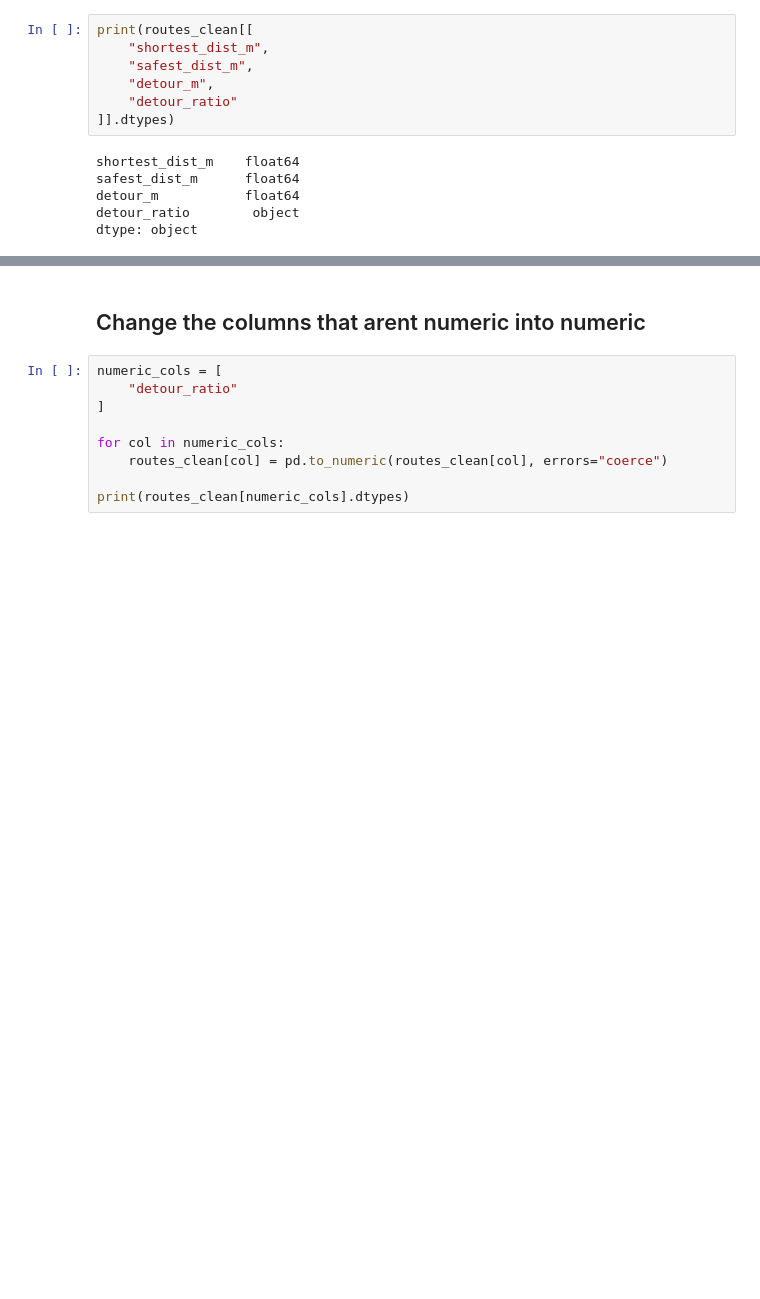
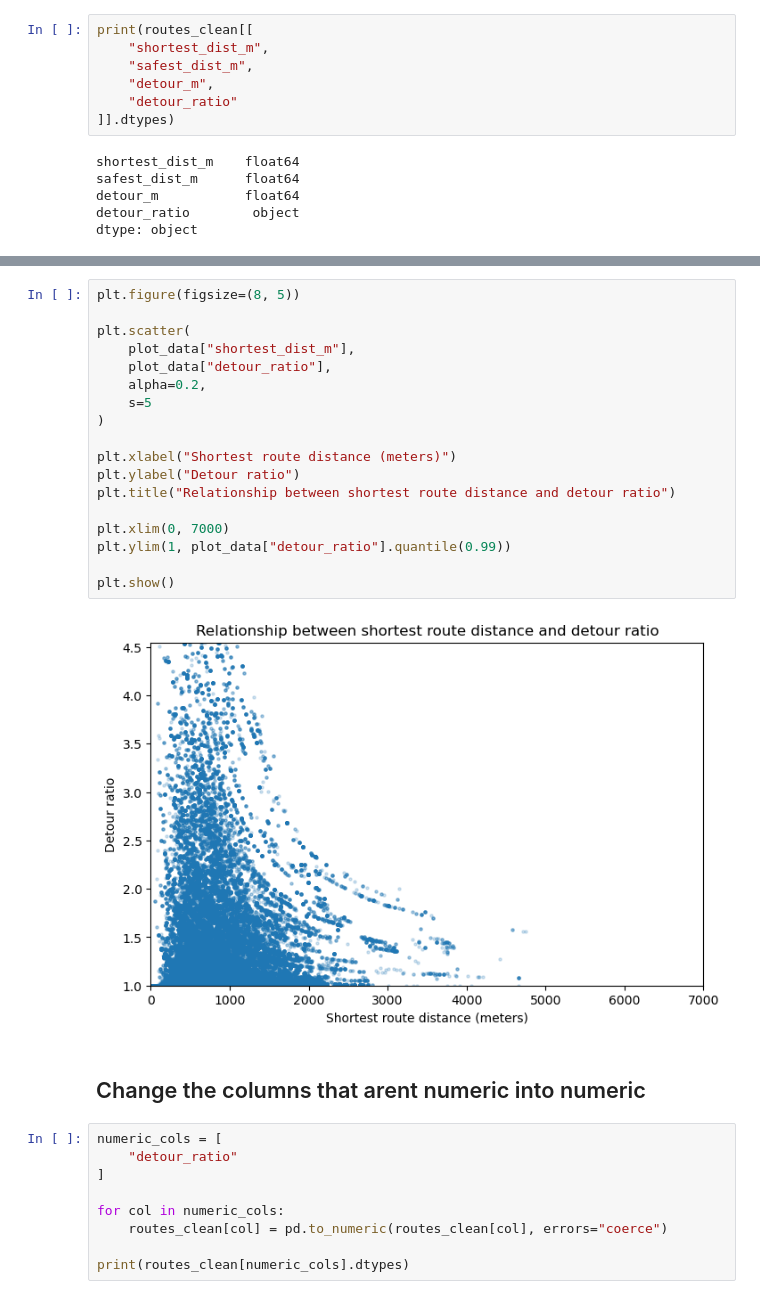
Before and after one commit to peterkriegel/safe-bike-paths-to-school-cph, a Jupyter notebook: notebooks/06_accessibility_analysis.ipynb, the cells around one changed output, grey strips where cells are left out. Saved outputs shown, nothing was run; the diff lists cells and outputs as text; blank space fills up the shorter version.

```diff
--- a/notebooks/06_accessibility_analysis.ipynb
+++ b/notebooks/06_accessibility_analysis.ipynb
@@ -61,3 +154,23 @@ dtype: object
+# %%
+plt.figure(figsize=(8, 5))
+
+plt.scatter(
+    plot_data["shortest_dist_m"],
+    plot_data["detour_ratio"],
+    alpha=0.2,
+    s=5
+)
+
+plt.xlabel("Shortest route distance (meters)")
+plt.ylabel("Detour ratio")
+plt.title("Relationship between shortest route distance and detour ratio")
+
+plt.xlim(0, 7000)
+plt.ylim(1, plot_data["detour_ratio"].quantile(0.99))
+
+plt.show()
+# %% [output]
+[figure, added]
 # %% [markdown]
 ## Change the columns that arent numeric into numeric
 # %%
```
Also changed, not shown: parts of 14 cells of this notebook, 1 other file.
